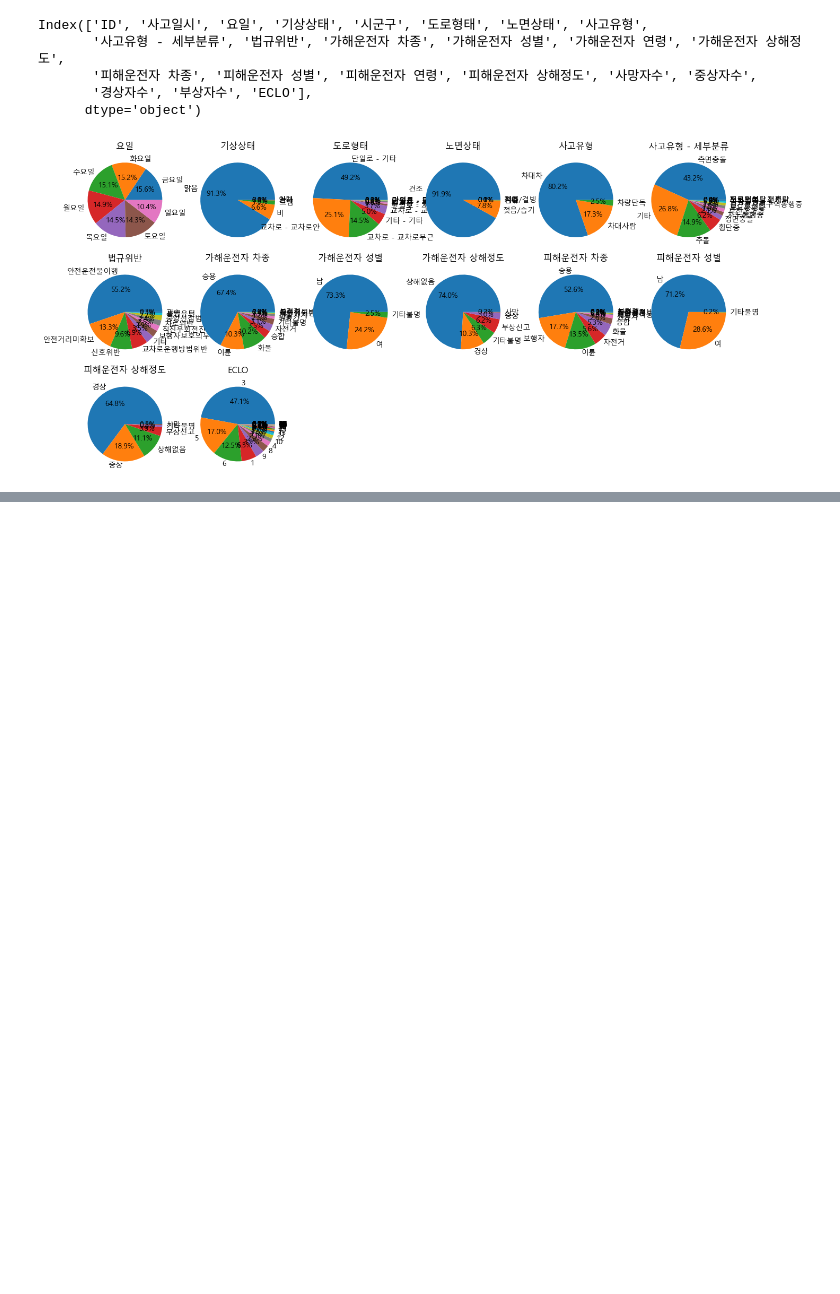
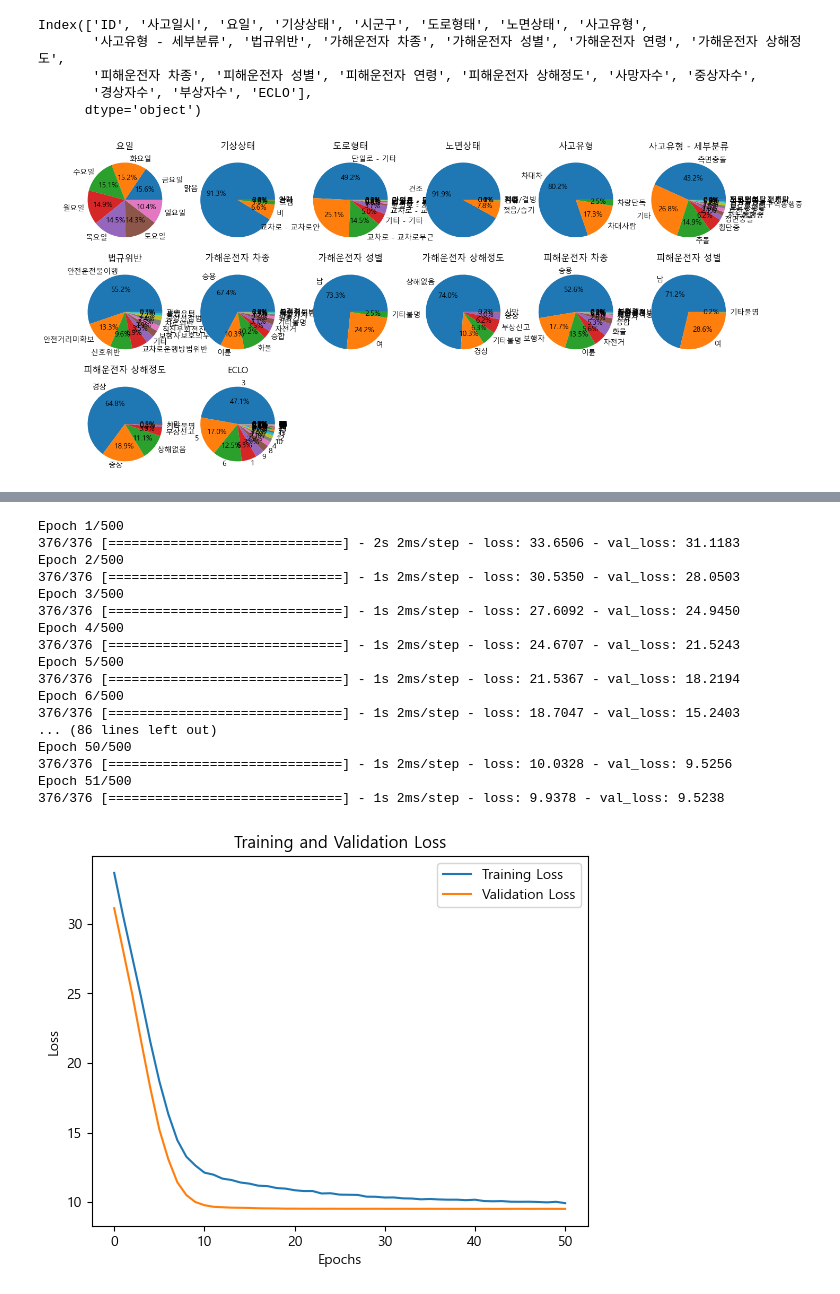
Before and after one commit to johann-wg/Dacon, a Jupyter notebook: Daegu/2_DL.ipynb, the cells around one changed output, grey strips where cells are left out. Saved outputs shown, nothing was run; the diff lists cells and outputs as text; code cells hidden in the pictures; blank space fills up the shorter version.

```diff
--- a/Daegu/2_DL.ipynb
+++ b/Daegu/2_DL.ipynb
@@ -351,0 +625,75 @@ ValueError: in user code:
+# %%
+import tensorflow as tf
+from tensorflow.keras.layers import Input, Dense, Dropout, BatchNormalization
+from tensorflow.keras.models import Model
+from tensorflow.keras.optimizers import Adam
+from tensorflow.keras.callbacks import EarlyStopping
+import matplotlib.pyplot as plt
+
+# 데이터의 shape 정의
+input_shape_X_train = (86,) # 훈련 데이터의 원래 shape
+input_shape_X_test = (30,)  # 테스트 데이터의 shape
+
+# 훈련 데이터를 테스트 데이터의 shape에 맞게 변환하는 함수
+def reshape_X_train(X_train, input_shape_X_test):
+    return X_train[:, -input_shape_X_test[0]:]
+
+# 간단하고 효율적인 모델 구조 정의
+def create_model(input_shape):
+    input_layer = Input(shape=input_shape)
+    x = Dense(128, activation='relu')(input_layer)
+    x = Dropout(0.5)(x)
+    x = BatchNormalization()(x)
+    x = Dense(64, activation='relu')(x)
+    x = Dropout(0.4)(x)
+    x = BatchNormalization()(x)
+    x = Dense(32, activation='relu')(x)
+    x = Dropout(0.4)(x)
+    x = BatchNormalization()(x)
+    output_layer = Dense(1)(x)
+    model = Model(inputs=input_layer, outputs=output_layer)
+    return model
+
+# 모델 컴파일
+model = create_model(input_shape_X_test)
+model.compile(optimizer=Adam(learning_rate=0.0001), loss='mean_squared_error')
+
+# 훈련 데이터 변환
+X_train_reshaped = reshape_X_train(X2_train_scaled, input_shape_X_test)
+
+# 모델 학습
+early_stopping = EarlyStopping(monitor='val_loss', patience=10, restore_best_weights=True)
+history = model.fit(X_train_reshaped, y2_train, validation_split=0.2,
+                    batch_size=64, epochs=500, callbacks=[early_stopping])
+
+# 학습 과정에서의 손실 추적
+training_loss = history.history['loss']
+validation_loss = history.history['val_loss']
+
+# 손실 그래프 시각화
+plt.plot(training_loss, label='Training Loss')
+plt.plot(validation_loss, label='Validation Loss')
+plt.title('Training and Validation Loss')
+plt.xlabel('Epochs')
+plt.ylabel('Loss')
+plt.legend()
+plt.show()
+# %% [output]
+Epoch 1/500
+376/376 [==============================] - 2s 2ms/step - loss: 33.6506 - val_loss: 31.1183
+Epoch 2/500
+376/376 [==============================] - 1s 2ms/step - loss: 30.5350 - val_loss: 28.0503
+Epoch 3/500
+376/376 [==============================] - 1s 2ms/step - loss: 27.6092 - val_loss: 24.9450
+Epoch 4/500
+376/376 [==============================] - 1s 2ms/step - loss: 24.6707 - val_loss: 21.5243
+Epoch 5/500
+376/376 [==============================] - 1s 2ms/step - loss: 21.5367 - val_loss: 18.2194
+Epoch 6/500
+376/376 [==============================] - 1s 2ms/step - loss: 18.7047 - val_loss: 15.2403
+... (86 lines left out)
+Epoch 50/500
+376/376 [==============================] - 1s 2ms/step - loss: 10.0328 - val_loss: 9.5256
+Epoch 51/500
+376/376 [==============================] - 1s 2ms/step - loss: 9.9378 - val_loss: 9.5238
+[figure, added]
```
Also changed, not shown: parts of 42 cells of this notebook, 12 other files.
